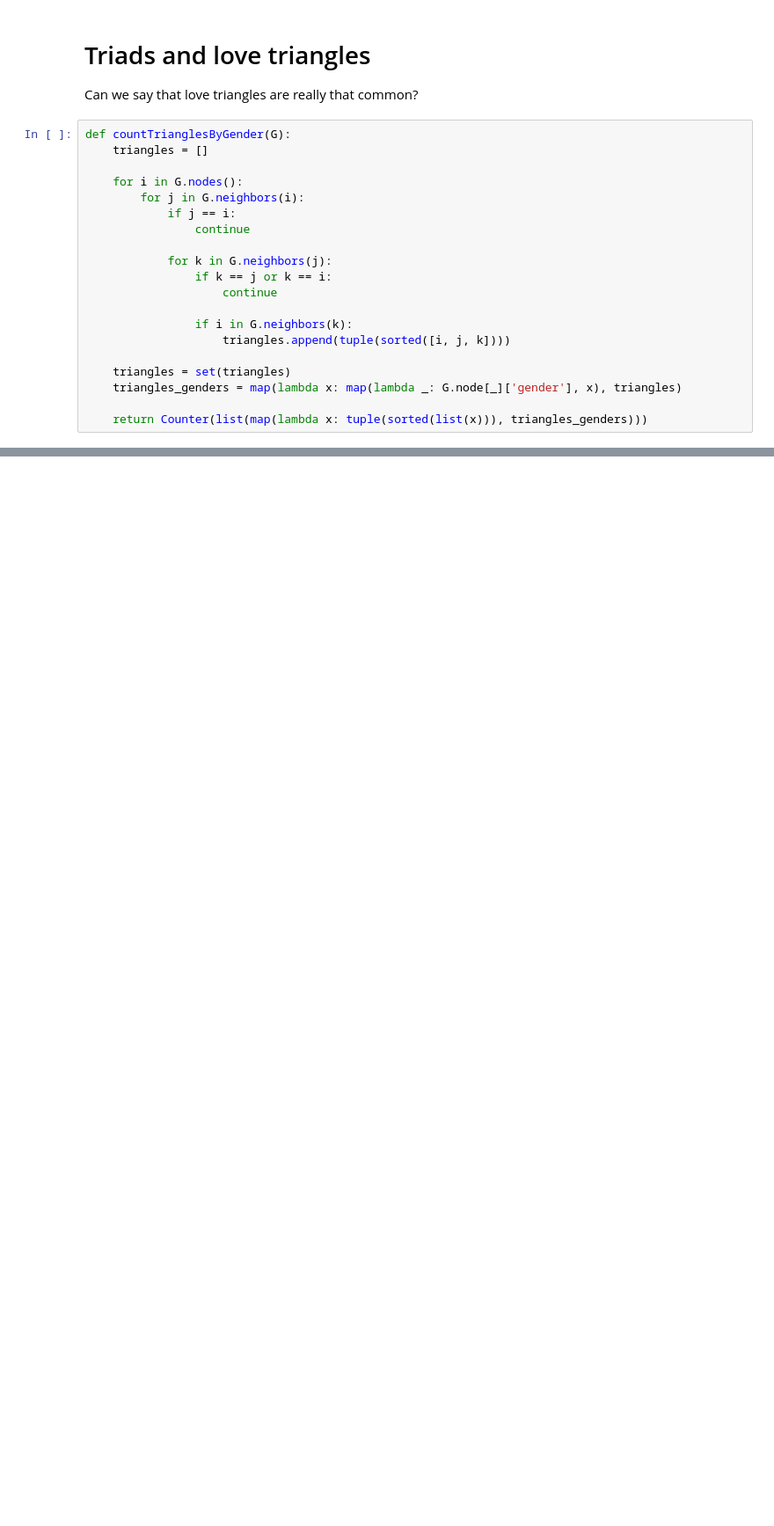
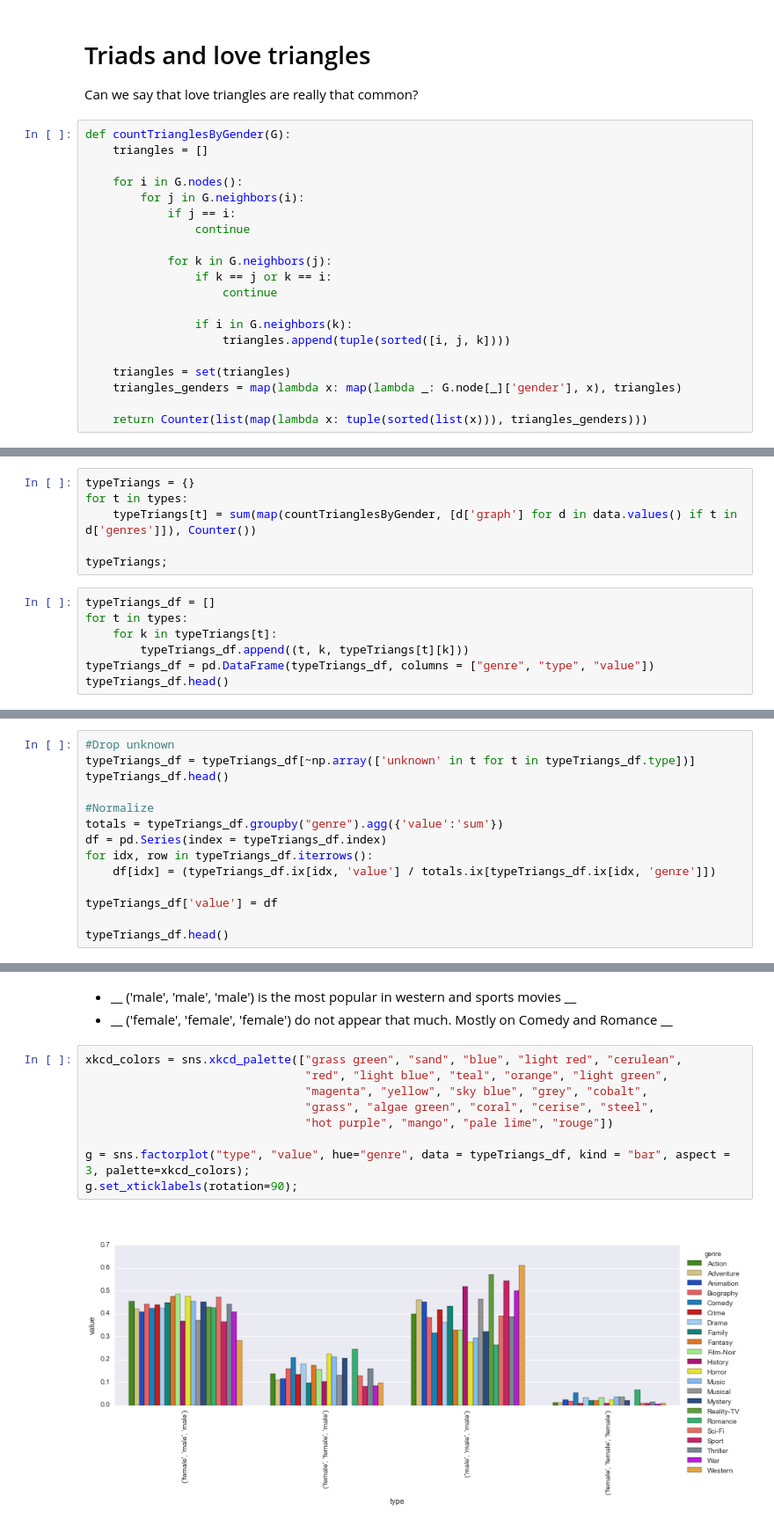
Before and after one commit to usc-sail/mica-text-characternetworks, a Jupyter notebook: Graph Analysis.ipynb, the cells around one changed output, grey strips where cells are left out. Shown: that part at 88% size. Drawn from its saved outputs; the diff is of its cells as text; blank space fills up the shorter version.

```diff
--- a/Graph Analysis.ipynb
+++ b/Graph Analysis.ipynb
@@ -202,0 +365,13 @@ Counter({('female', 'female', 'female'): 585,
+# %%
+typeTriangs = {}
+for t in types:
+    typeTriangs[t] = sum(map(countTrianglesByGender, [d['graph'] for d in data.values() if t in d['genres']]), Counter())
+
+typeTriangs;
+# %%
+typeTriangs_df = []
+for t in types:
+    for k in typeTriangs[t]:
+        typeTriangs_df.append((t, k, typeTriangs[t][k]))
+typeTriangs_df = pd.DataFrame(typeTriangs_df, columns = ["genre", "type", "value"])
+typeTriangs_df.head()
@@ -202,0 +385,14 @@ Counter({('female', 'female', 'female'): 585,
+# %%
+#Drop unknown
+typeTriangs_df = typeTriangs_df[~np.array(['unknown' in t for t in typeTriangs_df.type])]
+typeTriangs_df.head()
+
+#Normalize
+totals = typeTriangs_df.groupby("genre").agg({'value':'sum'})
+df = pd.Series(index = typeTriangs_df.index)
+for idx, row in typeTriangs_df.iterrows():
+    df[idx] = (typeTriangs_df.ix[idx, 'value'] / totals.ix[typeTriangs_df.ix[idx, 'genre']])
+
+typeTriangs_df['value'] = df
+
+typeTriangs_df.head()
@@ -202,0 +406,14 @@ Counter({('female', 'female', 'female'): 585,
+# %% [markdown]
+* __ ('male', 'male', 'male') is the most popular in western and sports movies __
+* __ ('female', 'female', 'female') do not appear that much. Mostly on Comedy and Romance __
+# %%
+xkcd_colors = sns.xkcd_palette(["grass green", "sand", "blue", "light red", "cerulean",
+                                "red", "light blue", "teal", "orange", "light green",
+                                "magenta", "yellow", "sky blue", "grey", "cobalt",
+                                "grass", "algae green", "coral", "cerise", "steel",
+                                "hot purple", "mango", "pale lime", "rouge"])
+
+g = sns.factorplot("type", "value", hue="genre", data = typeTriangs_df, kind = "bar", aspect = 3, palette=xkcd_colors);
+g.set_xticklabels(rotation=90);
+# %% [output]
+[figure, added]
```
Also changed, not shown: parts of 34 cells of this notebook, 2 other files.
